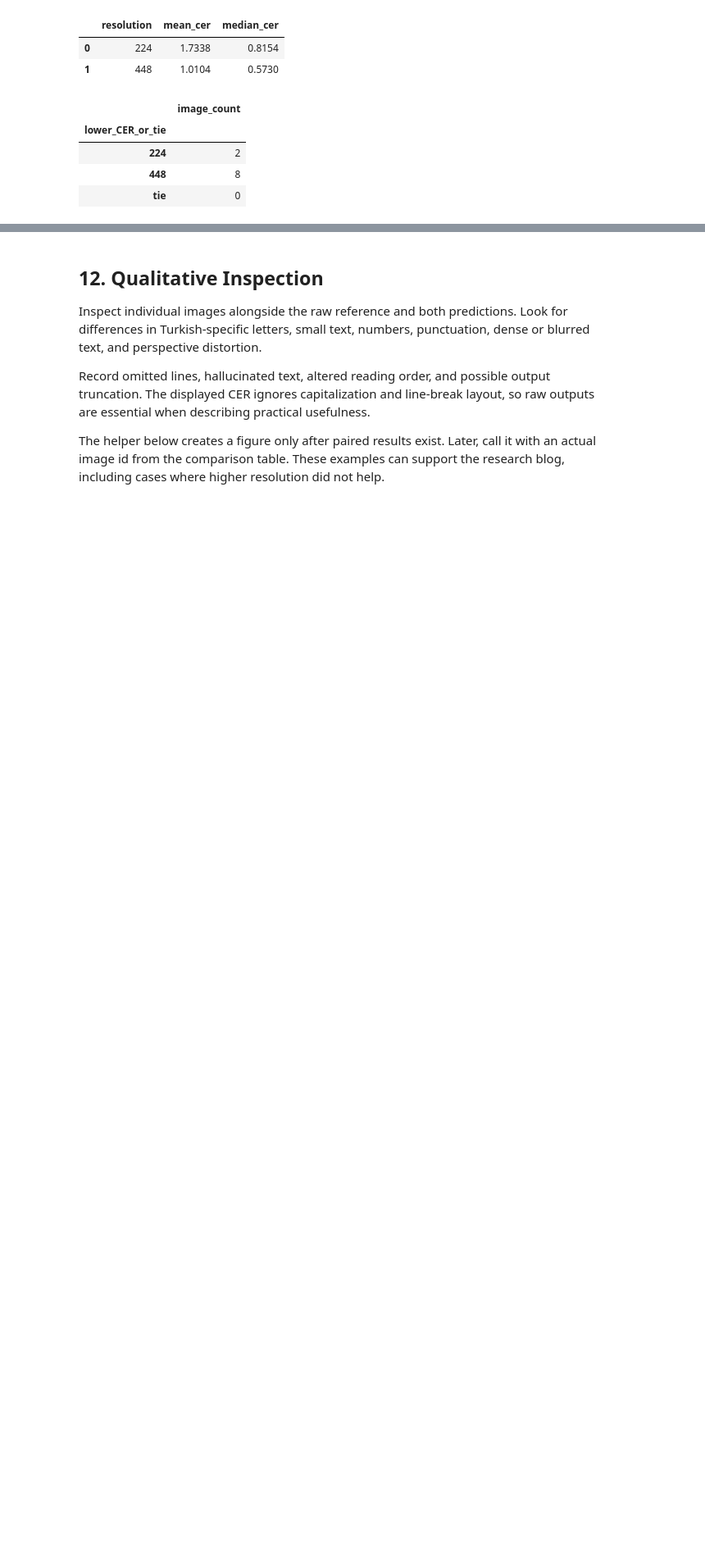
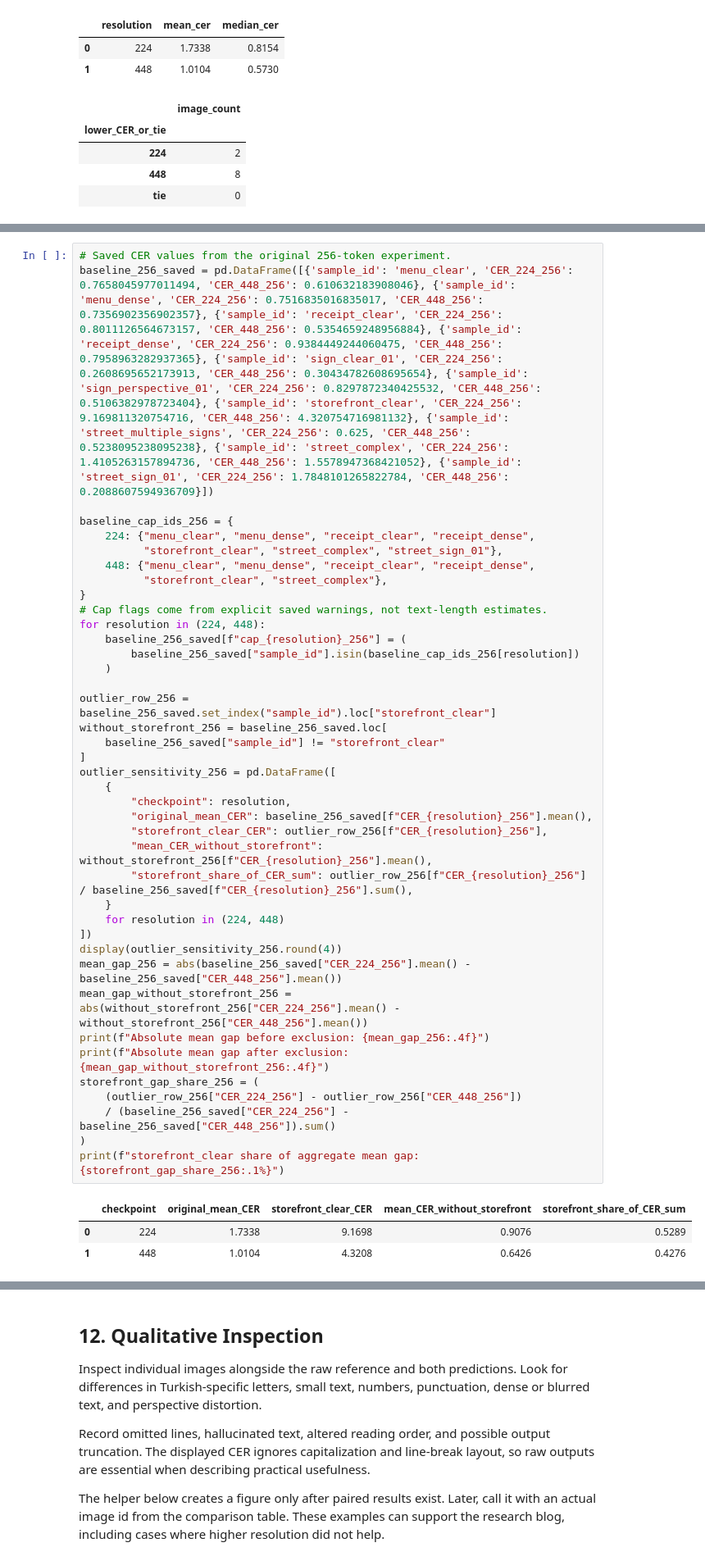
Before and after one commit to EdizArkin/yz50, a Jupyter notebook: researchFellow/paligemma2/paligemma2_experiment.ipynb, the cells around one changed output, grey strips where cells are left out. Shown at 82% size. Drawn from its saved outputs; the diff is of its cells as text; blank space fills up the shorter version.

```diff
--- a/researchFellow/paligemma2/paligemma2_experiment.ipynb
+++ b/researchFellow/paligemma2/paligemma2_experiment.ipynb
@@ -505,0 +506,44 @@ else:
+# %%
+# Saved CER values from the original 256-token experiment.
+baseline_256_saved = pd.DataFrame([{'sample_id': 'menu_clear', 'CER_224_256': 0.7658045977011494, 'CER_448_256': 0.610632183908046}, {'sample_id': 'menu_dense', 'CER_224_256': 0.7516835016835017, 'CER_448_256': 0.7356902356902357}, {'sample_id': 'receipt_clear', 'CER_224_256': 0.8011126564673157, 'CER_448_256': 0.5354659248956884}, {'sample_id': 'receipt_dense', 'CER_224_256': 0.9384449244060475, 'CER_448_256': 0.7958963282937365}, {'sample_id': 'sign_clear_01', 'CER_224_256': 0.2608695652173913, 'CER_448_256': 0.30434782608695654}, {'sample_id': 'sign_perspective_01', 'CER_224_256': 0.8297872340425532, 'CER_448_256': 0.5106382978723404}, {'sample_id': 'storefront_clear', 'CER_224_256': 9.169811320754716, 'CER_448_256': 4.320754716981132}, {'sample_id': 'street_multiple_signs', 'CER_224_256': 0.625, 'CER_448_256': 0.5238095238095238}, {'sample_id': 'street_complex', 'CER_224_256': 1.4105263157894736, 'CER_448_256': 1.5578947368421052}, {'sample_id': 'street_sign_01', 'CER_224_256': 1.7848101265822784, 'CER_448_256': 0.2088607594936709}])
+
+baseline_cap_ids_256 = {
+    224: {"menu_clear", "menu_dense", "receipt_clear", "receipt_dense",
+          "storefront_clear", "street_complex", "street_sign_01"},
+    448: {"menu_clear", "menu_dense", "receipt_clear", "receipt_dense",
+          "storefront_clear", "street_complex"},
+}
+# Cap flags come from explicit saved warnings, not text-length estimates.
+for resolution in (224, 448):
+    baseline_256_saved[f"cap_{resolution}_256"] = (
+        baseline_256_saved["sample_id"].isin(baseline_cap_ids_256[resolution])
+    )
+
+outlier_row_256 = baseline_256_saved.set_index("sample_id").loc["storefront_clear"]
+without_storefront_256 = baseline_256_saved.loc[
+    baseline_256_saved["sample_id"] != "storefront_clear"
+]
+outlier_sensitivity_256 = pd.DataFrame([
+    {
+        "checkpoint": resolution,
+        "original_mean_CER": baseline_256_saved[f"CER_{resolution}_256"].mean(),
+        "storefront_clear_CER": outlier_row_256[f"CER_{resolution}_256"],
+        "mean_CER_without_storefront": without_storefront_256[f"CER_{resolution}_256"].mean(),
+        "storefront_share_of_CER_sum": outlier_row_256[f"CER_{resolution}_256"] / baseline_256_saved[f"CER_{resolution}_256"].sum(),
+    }
+    for resolution in (224, 448)
+])
+display(outlier_sensitivity_256.round(4))
+mean_gap_256 = abs(baseline_256_saved["CER_224_256"].mean() - baseline_256_saved["CER_448_256"].mean())
+mean_gap_without_storefront_256 = abs(without_storefront_256["CER_224_256"].mean() - without_storefront_256["CER_448_256"].mean())
+print(f"Absolute mean gap before exclusion: {mean_gap_256:.4f}")
+print(f"Absolute mean gap after exclusion: {mean_gap_without_storefront_256:.4f}")
+storefront_gap_share_256 = (
+    (outlier_row_256["CER_224_256"] - outlier_row_256["CER_448_256"])
+    / (baseline_256_saved["CER_224_256"] - baseline_256_saved["CER_448_256"]).sum()
+)
+print(f"storefront_clear share of aggregate mean gap: {storefront_gap_share_256:.1%}")
+# %% [output]
+|  | checkpoint | original_mean_CER | storefront_clear_CER | mean_CER_without_storefront | storefront_share_of_CER_sum |
+| 0 | 224 | 1.7338 | 9.1698 | 0.9076 | 0.5289 |
+| 1 | 448 | 1.0104 | 4.3208 | 0.6426 | 0.4276 |
```
Also changed, not shown: parts of 21 cells of this notebook.
